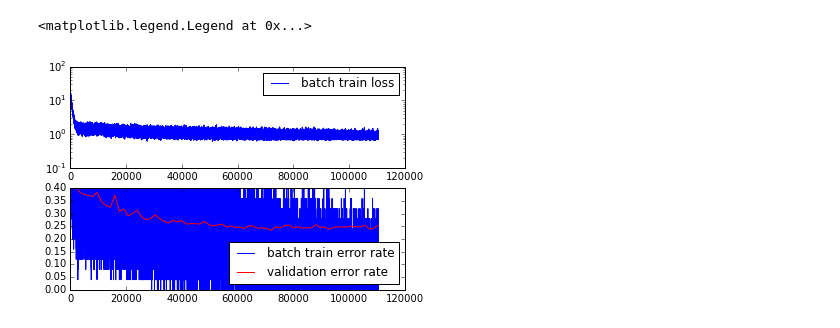
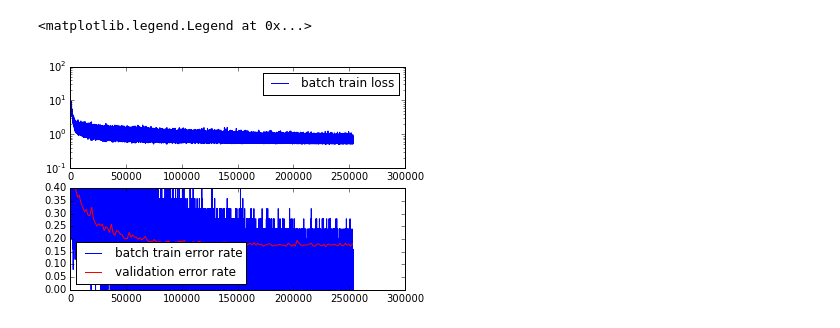
Before and after one commit to gjurdzinski/nn_cifar10, a Jupyter notebook: project.ipynb, the cells around one changed output. Saved outputs shown, nothing was run; the diff lists cells and outputs as text; code cells hidden in the pictures.

Commit message:
Image transformation added, 18.14% test error rate

```diff
--- a/project.ipynb
+++ b/project.ipynb
@@ -290,11 +342,11 @@ class FeedForwardNet(object):
             params += layer.parameters
         return params
 
-    def initialize(self, X, wdec_const):
+    def initialize(self, X, learning_on, wdec_const):
         theano.config.compute_test_value = 'off'
 
         for layer in self.layers:
-            X = layer.fprop(X)
+            X = layer.fprop(X, learning_on)
 
         self.log_probs = theano.tensor.nnet.softmax(X)
         self.predictions = theano.tensor.argmax(self.log_probs, axis=1)
@@ -362,15 +399,17 @@ updates
 #compile theano functions
 
 #each call to train step will make one SGD step
-train_step = theano.function([X,Y,lrate,momentum],[net.cost, net.error_rate, net.nll, net.weight_decay],updates=updates)
+train_step = theano.function([X,Y,lrate,momentum,learning_on],
+                             [net.cost, net.error_rate, net.nll, net.weight_decay],
+                             updates=updates)
 #each call to predict will return predictions on a batch of data
-predict = theano.function([X], net.predictions)
+predict = theano.function([X,learning_on], net.predictions)
 # %%
 def compute_error_rate(stream):
     errs = 0.0
     num_samples = 0.0
     for X, Y in stream.get_epoch_iterator():
-        errs += (predict(X)!=Y.ravel()).sum()
+        errs += (predict(X, 0)!=Y.ravel()).sum()
         num_samples += Y.shape[0]
     return errs/num_samples
 
@@ -389,8 +428,11 @@ def load_parameters(snapshot):
     for p, s in zip(net.parameters, snapshot):
         p.set_value(s, borrow=False)
 # %%
+from datetime import datetime
+import pickle
+import time
+
 # init training
-
 i=0
 e=0
 
@@ -408,30 +450,32 @@ train_nll = []
 validation_errors = []
 
 number_of_epochs = 3
-patience_expansion = 1.5
+patience_expansion = 2.5
 
 base_lrate = 1e-2
 K = 10000
 momentum=0.9
 
 # training loop
-
 try:
+    print "Learning started at %02d:%02d:%02d" % (datetime.now().hour, datetime.now().minute, datetime.now().second)
     while e<number_of_epochs: #This loop goes over epochs
         e += 1
         #First train on all data from this batch
         epoch_start_i = i
+        start_time = time.time()
         for X_batch, Y_batch in cifar10_train_stream.get_epoch_iterator():
             i += 1
             lrate = base_lrate * K / np.maximum(K, i)
 
-            L, err_rate, nll, wdec = train_step(X_batch, Y_batch, lrate, momentum)
+            X_batch = random_transform(X_batch)
+            L, err_rate, nll, wdec = train_step(X_batch, Y_batch, lrate, momentum, 0) # DROPOUT OFF
 
             train_loss.append((i,L))
             train_erros.append((i,err_rate))
             train_nll.append((i,nll))
-            if i % 100 == 0:
-                print "At minibatch %d, batch loss %f, batch nll %f, batch error rate %f%%" % (i, L, nll, err_rate*100)
+            if i % 40 == 0:
+                print '.',
 
         # After an epoch compute validation error
         val_error_rate = compute_error_rate(cifar10_validation_stream)
@@ -440,18 +484,29 @@ try:
             best_valid_error_rate = val_error_rate
             best_params = snapshot_parameters()
             best_params_epoch = e
+            pickle.dump(best_params, open('Conv2.pkl', 'w'))
+            pickle.dump(e, open('Conv2_e.pkl', 'w'))
+            pickle.dump(i, open('Conv2_i.pkl', 'w'))
+            pickle.dump(number_of_epochs, open('Conv2_number_of_epochs.pkl', 'w'))
+
         validation_errors.append((i,val_error_rate))
-        print "After epoch %d: valid_err_rate: %f%% currently going to do %d epochs" %(
-            e, val_error_rate*100, number_of_epochs)
-        print "After epoch %d: averaged train_err_rate: %f%% averaged train nll: %f averaged train loss: %f" %(
-            e, np.mean(np.asarray(train_erros)[epoch_start_i:,1])*100,
+        print "\nAfter epoch %d, took %.4fs" % (e, time.time() - start_time)
+        print "valid_err_rate:          %f%% currently going to do %d epochs" %(
+            val_error_rate*100, number_of_epochs)
+        print "averaged train_err_rate: %f%% averaged train nll: %f averaged train loss: %f" %(
+            np.mean(np.asarray(train_erros)[epoch_start_i:,1])*100,
             np.mean(np.asarray(train_nll)[epoch_start_i:,1]),
             np.mean(np.asarray(train_loss)[epoch_start_i:,1]))
 except KeyboardInterrupt:
-    pass
+    print "\nKeyboard interruption, user stopped learning"
+
 
 print "Setting network parameters from after epoch %d" %(best_params_epoch)
 load_parameters(best_params)
+
+print "Learning ended at %02d:%02d:%02d" % (datetime.now().hour,
+                                            datetime.now().minute,
+                                            datetime.now().second)
 
 print "Test error rate: %f" % (compute_error_rate(cifar10_test_stream), )
 
@@ -466,5 +521,5 @@ plot(train_erros[:,0], train_erros[:,1], label='batch train error rate')
 validation_errors = np.array(validation_errors)
 plot(validation_errors[:,0], validation_errors[:,1], label='validation error rate', color='r')
 ylim(0,0.4)
-legend(loc=4)
+legend(loc='lower left')
 # %% [output]
@@ -488,2 +543,2 @@ Test error rate: 0.249200
 <matplotlib.legend.Legend at 0x...>
-[figure, old version]
+[figure, new version]
```
Also changed, not shown: parts of 11 cells of this notebook.
